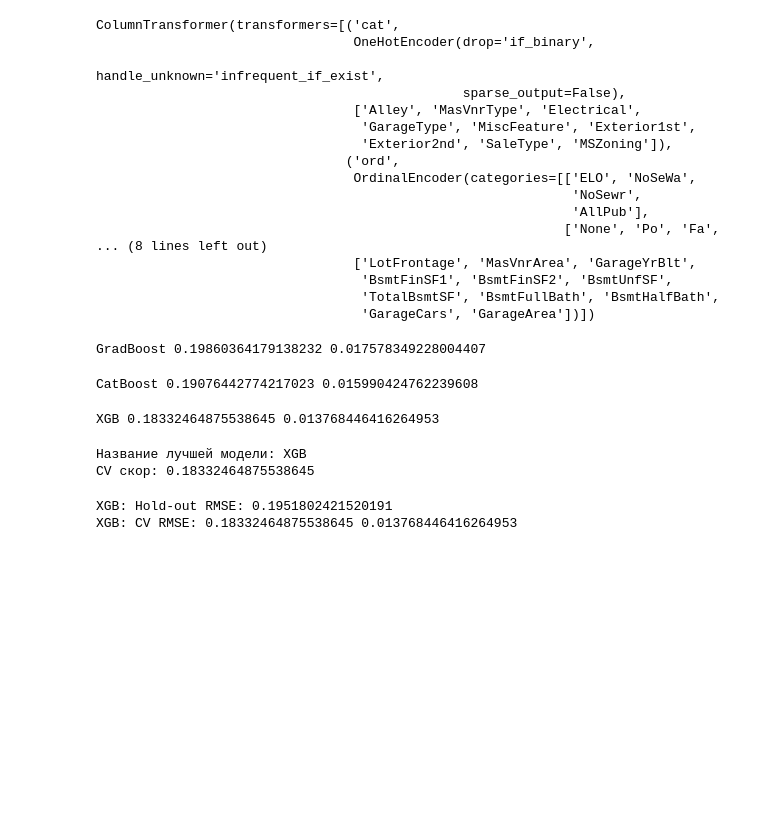
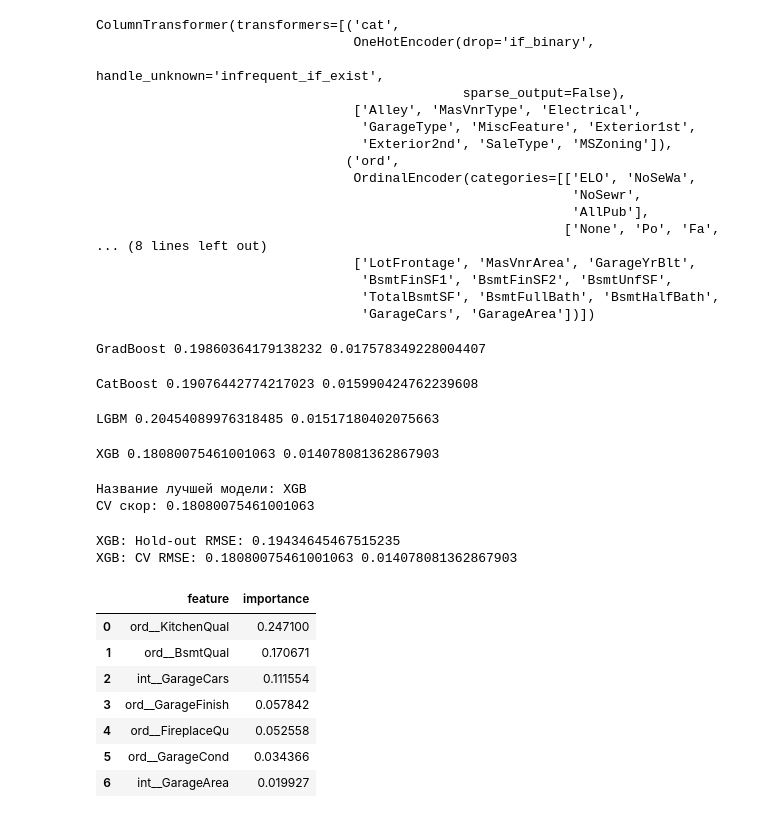
Before and after one commit to thegrimeater/hw_linear_models_li_sergey, a Jupyter notebook: regression.ipynb, the cells around one changed output. Saved outputs shown, nothing was run; the diff lists cells and outputs as text; code cells hidden in the pictures; blank space fills up the shorter version.

```diff
--- a/regression.ipynb
+++ b/regression.ipynb
@@ -226,18 +214,19 @@ models = {
         verbose=0,
     ),
 
-    # "LGBM": LGBMClassifier(n_estimators=250,
-    #     num_leaves=5,
-    #     max_depth=2,
-    #     min_child_samples=2,
-    #     min_gain_to_split=0.01,
-    #     reg_alpha=10,
-    #     reg_lambda=5,
-    #     ),
+    "LGBM": LGBMRegressor(n_estimators=256,
+        num_leaves=3,
+        max_depth=2,
+        min_child_samples=2,
+        min_gain_to_split=0.01,
+        reg_alpha=10,
+        reg_lambda=5,
+        verbosity=-1,
+        ),
 
-    "XGB": XGBRegressor(n_estimators=256,
+    "XGB": XGBRegressor(n_estimators=300,
       learning_rate=0.03,
-      max_depth=3,
+      max_depth=5,
       min_child_weight=5,
       gamma=0.05,
       subsample=0.85,
@@ -274,14 +263,15 @@ for name, reg in models.items():
 # %% [output]
 GradBoost 0.19860364179138232 0.017578349228004407
 CatBoost 0.19076442774217023 0.015990424762239608
-XGB 0.18332464875538645 0.013768446416264953
+LGBM 0.20454089976318485 0.01517180402075663
+XGB 0.18080075461001063 0.014078081362867903
 # %%
 best_model_name = min(res_mean, key=res_mean.get)
 
 print(f"Название лучшей модели: {best_model_name}", f"CV скор: {res_mean[best_model_name]}", sep="\n")
 # %% [output]
 Название лучшей модели: XGB
-CV скор: 0.18332464875538645
+CV скор: 0.18080075461001063
 # %%
 best_reg = models[best_model_name]
 
@@ -299,5 +289,29 @@ val_score = root_mean_squared_error(y_val, val_pred)
 print(f"{best_model_name}: Hold-out RMSE:", val_score)
 print(f"{best_model_name}: CV RMSE:", res_mean[best_model_name], res_std[best_model_name])
 # %% [output]
-XGB: Hold-out RMSE: 0.1951802421520191
-XGB: CV RMSE: 0.18332464875538645 0.013768446416264953
+XGB: Hold-out RMSE: 0.19434645467515235
+XGB: CV RMSE: 0.18080075461001063 0.014078081362867903
+# %%
+feature_name = best_pipe.named_steps["preprocessor"].get_feature_names_out()
+clf = best_pipe.named_steps["regressor"]
+
+feature_importance = (
+    pd.DataFrame({
+        "feature": feature_name,
+        "importance": clf.feature_importances_
+    })
+    .sort_values("importance", ascending=False)
+    .reset_index(drop=True)
+)
+
+top7 = feature_importance.head(7)
+top7
+# %% [output]
+|  | feature | importance |
+| 0 | ord__KitchenQual | 0.247100 |
+| 1 | ord__BsmtQual | 0.170671 |
+| 2 | int__GarageCars | 0.111554 |
+| 3 | ord__GarageFinish | 0.057842 |
+| 4 | ord__FireplaceQu | 0.052558 |
+| 5 | ord__GarageCond | 0.034366 |
+| 6 | int__GarageArea | 0.019927 |
```
Also changed, not shown: parts of 7 cells of this notebook, 6 other files.
